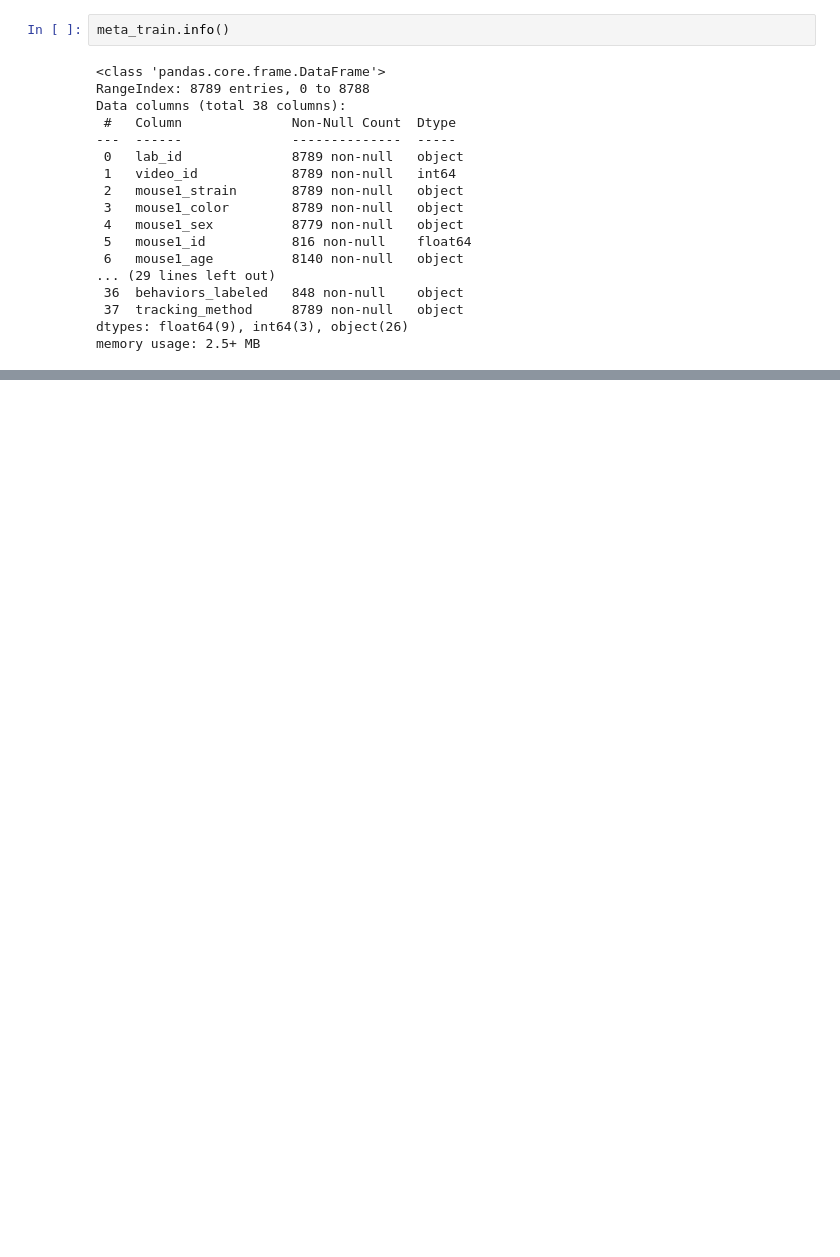
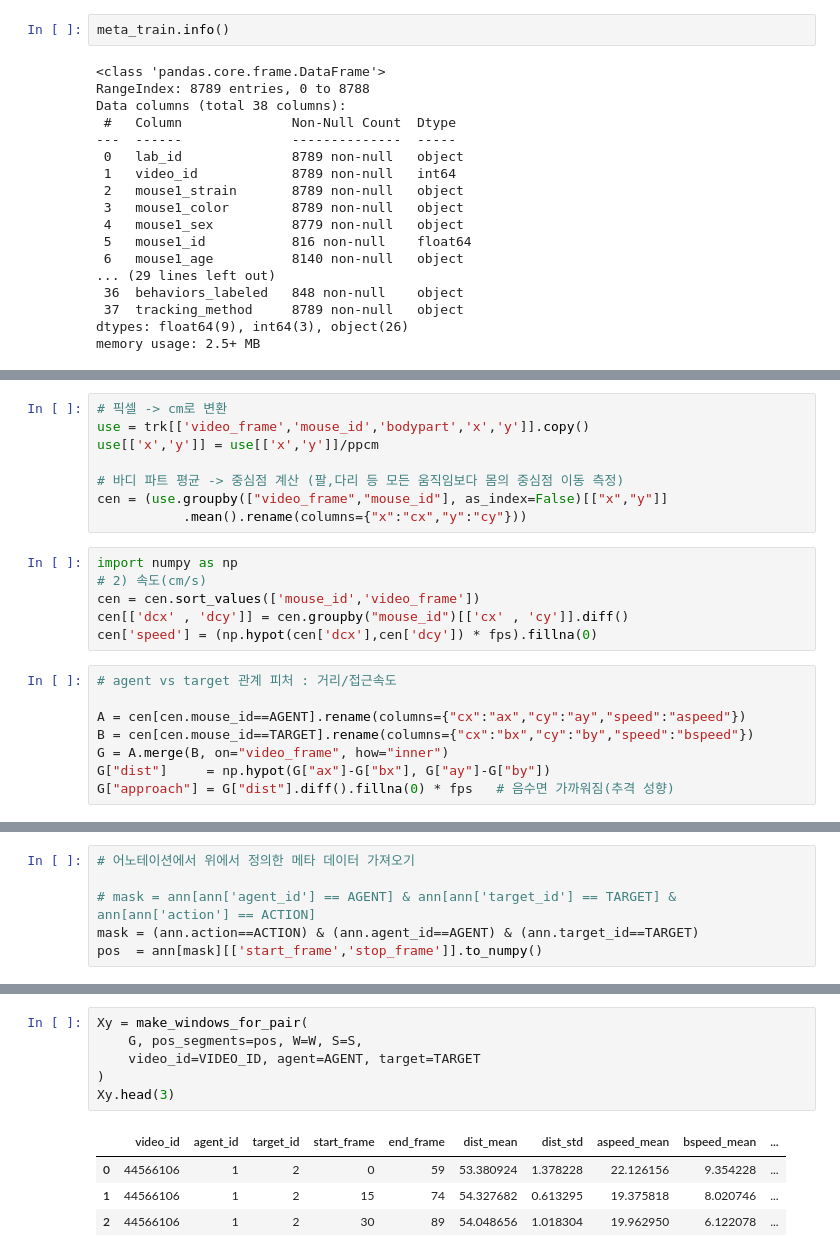
Before and after one commit to jiyoungeeeeeeeeeeeeeeeeeeeee/MABe-Challenge---Social-Action-Recognition-in-Mice, a Jupyter notebook: MABe_EDA.ipynb, the cells around one changed output, grey strips where cells are left out. Saved outputs shown, nothing was run; the diff lists cells and outputs as text; blank space fills up the shorter version.

Commit message:
build training set (Xy) from single video with feature extraction and window labeling

```diff
--- a/MABe_EDA.ipynb
+++ b/MABe_EDA.ipynb
@@ -103,0 +160,22 @@ memory usage: 2.5+ MB
+# %%
+# 픽셀 -> cm로 변환
+use = trk[['video_frame','mouse_id','bodypart','x','y']].copy()
+use[['x','y']] = use[['x','y']]/ppcm
+
+# 바디 파트 평균 -> 중심점 계산 (팔,다리 등 모든 움직임보다 몸의 중심점 이동 측정)
+cen = (use.groupby(["video_frame","mouse_id"], as_index=False)[["x","y"]]
+           .mean().rename(columns={"x":"cx","y":"cy"}))
+# %%
+import numpy as np
+# 2) 속도(cm/s)
+cen = cen.sort_values(['mouse_id','video_frame'])
+cen[['dcx' , 'dcy']] = cen.groupby("mouse_id")[['cx' , 'cy']].diff()
+cen['speed'] = (np.hypot(cen['dcx'],cen['dcy']) * fps).fillna(0)
+# %%
+# agent vs target 관계 피처 : 거리/접근속도
+
+A = cen[cen.mouse_id==AGENT].rename(columns={"cx":"ax","cy":"ay","speed":"aspeed"})
+B = cen[cen.mouse_id==TARGET].rename(columns={"cx":"bx","cy":"by","speed":"bspeed"})
+G = A.merge(B, on="video_frame", how="inner")
+G["dist"]     = np.hypot(G["ax"]-G["bx"], G["ay"]-G["by"])
+G["approach"] = G["dist"].diff().fillna(0) * fps   # 음수면 가까워짐(추격 성향)
@@ -103,0 +204,6 @@ memory usage: 2.5+ MB
+# %%
+# 어노테이션에서 위에서 정의한 메타 데이터 가져오기
+
+# mask = ann[ann['agent_id'] == AGENT] & ann[ann['target_id'] == TARGET] & ann[ann['action'] == ACTION]
+mask = (ann.action==ACTION) & (ann.agent_id==AGENT) & (ann.target_id==TARGET)
+pos  = ann[mask][['start_frame','stop_frame']].to_numpy()
@@ -103,0 +273,11 @@ memory usage: 2.5+ MB
+# %%
+Xy = make_windows_for_pair(
+    G, pos_segments=pos, W=W, S=S,
+    video_id=VIDEO_ID, agent=AGENT, target=TARGET
+)
+Xy.head(3)
+# %% [output]
+|  | video_id | agent_id | target_id | start_frame | end_frame | dist_mean | dist_std | aspeed_mean | bspeed_mean | ... |
+| 0 | 44566106 | 1 | 2 | 0 | 59 | 53.380924 | 1.378228 | 22.126156 | 9.354228 | ... |
+| 1 | 44566106 | 1 | 2 | 15 | 74 | 54.327682 | 0.613295 | 19.375818 | 8.020746 | ... |
+| 2 | 44566106 | 1 | 2 | 30 | 89 | 54.048656 | 1.018304 | 19.962950 | 6.122078 | ... |
```
Also changed, not shown: parts of 18 cells of this notebook.
